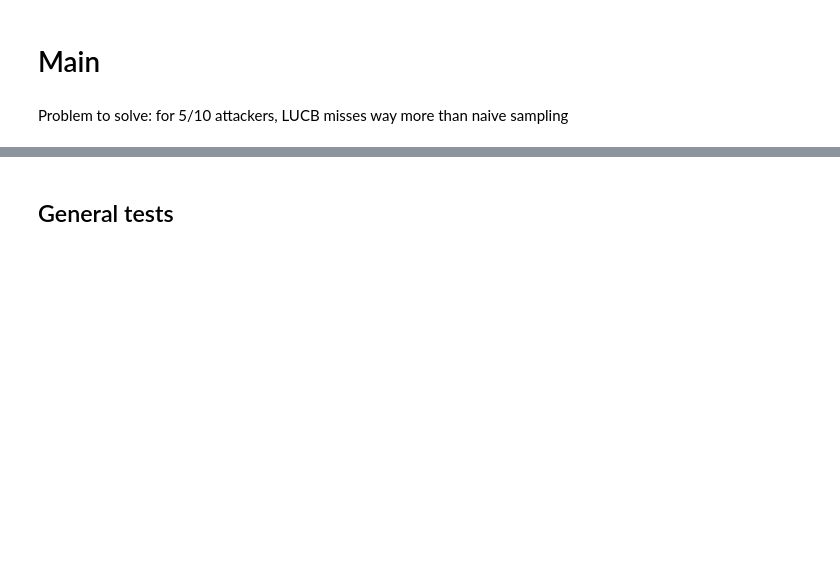
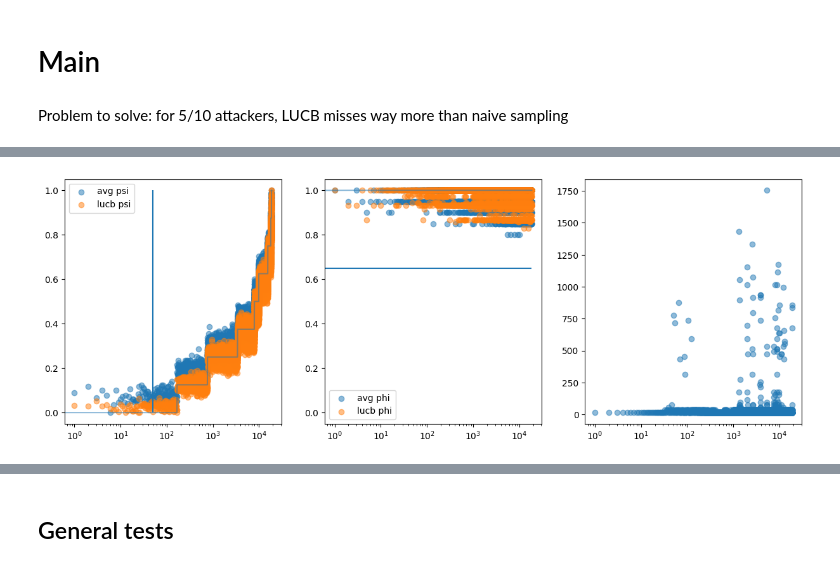
Before and after one commit to SamuelReyd/SearchingForCauses, a Jupyter notebook: src/ExpLUCB.ipynb, the cells around one changed output, grey strips where cells are left out. Drawn from its saved outputs; the diff is of its cells as text; code cells hidden in the pictures; blank space fills up the shorter version.

Commit message:
fixing LUCB and ISI

```diff
--- a/src/ExpLUCB.ipynb
+++ b/src/ExpLUCB.ipynb
@@ -507,5 +189,5 @@ lucb_params = {"beam_size": bs, "a": eps, "cause_eps": .1,
 # %%
-# u, exact_causes, exact_e = get_ref(n, 0)
-# ref_causes = list(map(tuple,exact_causes))
-# var_cause = np.array(list({var for cause in ref_causes for var in cause}))
+u, exact_causes, exact_e = get_ref(n, 0)
+ref_causes = list(map(tuple,exact_causes))
+var_cause = np.array(list({var for cause in ref_causes for var in cause}))
 # %%
@@ -558,45 +222,46 @@ lucb_params = {"beam_size": bs, "a": eps, "cause_eps": .1,
 # %%
-# _, axes = plt.subplots(1,3,figsize=(15,5))
-# max_x = -1
+_, axes = plt.subplots(1,3,figsize=(15,5))
+max_x = -1
 
-# # sorted_ids_psi = np.argsort(avg_large_psi)
-# # sorted_ids_phi = np.argsort(avg_large_psi)
-# plot_ids_psi = [i for i in sorted_ids_psi if ref_phi[i] == 1][:max_x]
+# sorted_ids_psi = np.argsort(avg_large_psi)
+# sorted_ids_phi = np.argsort(avg_large_psi)
+plot_ids_psi = [i for i in sorted_ids_psi if ref_phi[i] == 1][:max_x]
 
-# def filter_psi(values):
-#     values = interpolate(values[plot_ids_psi])
-#     return np.arange(len(values)), values
+def filter_psi(values):
+    values = interpolate(values[plot_ids_psi])
+    return np.arange(len(values)), values
 
-# alpha = .5
-# # Plot refs
-# axes[0].plot(*filter_psi(ref_psi), alpha=alpha)#, c=c)
-# axes[1].plot(ref_phi[sorted_ids_phi][:max_x], alpha=alpha)#, c=c)
+alpha = .5
+# Plot refs
+axes[0].plot(*filter_psi(ref_psi), alpha=alpha)#, c=c)
+axes[1].plot(ref_phi[sorted_ids_phi][:max_x], alpha=alpha)#, c=c)
 
-# axes[0].vlines(bs, 0, .7)
-# axes[1].hlines(eps, 0, len(rules[:max_x]))
+axes[0].vlines(bs, 0, 1)
+axes[1].hlines(eps, 0, len(rules[:max_x]))
 
-# # Average
-# # avg_colors = np.array(["orange" if value < sorted(avg_psi[plot_ids_psi])[bs] else "purple" for value in avg_psi])
-# axes[0].scatter(*filter_psi(avg_psi), alpha=alpha, label="avg psi")#, c=avg_colors[plot_ids_psi])
-# axes[1].scatter(x[:max_x], avg_phi[sorted_ids_phi][:max_x], alpha=alpha, label="avg phi")
+# Average
+# avg_colors = np.array(["orange" if value < sorted(avg_psi[plot_ids_psi])[bs] else "purple" for value in avg_psi])
+axes[0].scatter(*filter_psi(avg_psi), alpha=alpha, label="avg psi")#, c=avg_colors[plot_ids_psi])
+axes[1].scatter(x[:max_x], avg_phi[sorted_ids_phi][:max_x], alpha=alpha, label="avg phi")
 
-# # axes[0].plot(interpolate(avg_large_psi[sorted_ids_psi])[:max_x], label="large")
-# # axes[1].plot(avg_large_psi[sorted_ids_phi][:max_x], label="large")
+# axes[0].plot(interpolate(avg_large_psi[sorted_ids_psi])[:max_x], label="large")
+# axes[1].plot(avg_large_psi[sorted_ids_phi][:max_x], label="large")
 
-# # LUCB
-# # lucb_colors = np.array(["black" if value < sorted(lucb_psi[plot_ids_psi])[bs] else "red" for value in lucb_psi])
-# axes[0].scatter(*filter_psi(lucb_psi), alpha=alpha, label="lucb psi")#, c=lucb_colors[plot_ids_psi])
-# axes[1].scatter(x[:max_x], lucb_phi[sorted_ids_phi][:max_x], alpha=alpha, label="lucb phi")
-# axes[2].scatter(x[:max_x], lucb_iter[sorted_ids_phi][:max_x], alpha=alpha)
-# axes[0].hlines(interpolate(sorted(lucb_psi)[bs], vrefs=lucb_psi), 0, len(rules[:max_x]), alpha=alpha)
+# LUCB
+# lucb_colors = np.array(["black" if value < sorted(lucb_psi[plot_ids_psi])[bs] else "red" for value in lucb_psi])
+axes[0].scatter(*filter_psi(lucb_psi), alpha=alpha, label="lucb psi")#, c=lucb_colors[plot_ids_psi])
+axes[1].scatter(x[:max_x], lucb_phi[sorted_ids_phi][:max_x], alpha=alpha, label="lucb phi")
+axes[2].scatter(x[:max_x], lucb_iter[sorted_ids_phi][:max_x], alpha=alpha)
 
-# # axes[0].plot(sorted(lucb_psi))
-# # lucb_threshold = sorted(lucb_psi)[bs]
-# # axes[0].hlines(lucb_threshold, 0,len(rules))
-# # axes[0].scatter(sorted_ids_psi[lucb_threshold],[lucb_psi[lucb_threshold]])
+# axes[0].plot(sorted(lucb_psi))
+# lucb_threshold = sorted(lucb_psi)[bs]
+# axes[0].hlines(lucb_threshold, 0,len(rules))
+# axes[0].scatter(sorted_ids_psi[lucb_threshold],[lucb_psi[lucb_threshold]])
 
-# # axes[0].set_xscale('log')
-# axes[0].legend()
-# # axes[1].set_xscale('log')
-# axes[1].legend()
-# # axes[2].set_xscale('log')
+axes[0].set_xscale('log')
+axes[0].legend()
+axes[1].set_xscale('log')
+axes[1].legend()
+axes[2].set_xscale('log')
+# %% [output]
+[figure, added]
```
Also changed, not shown: parts of 26 cells of this notebook, 6 other files.
